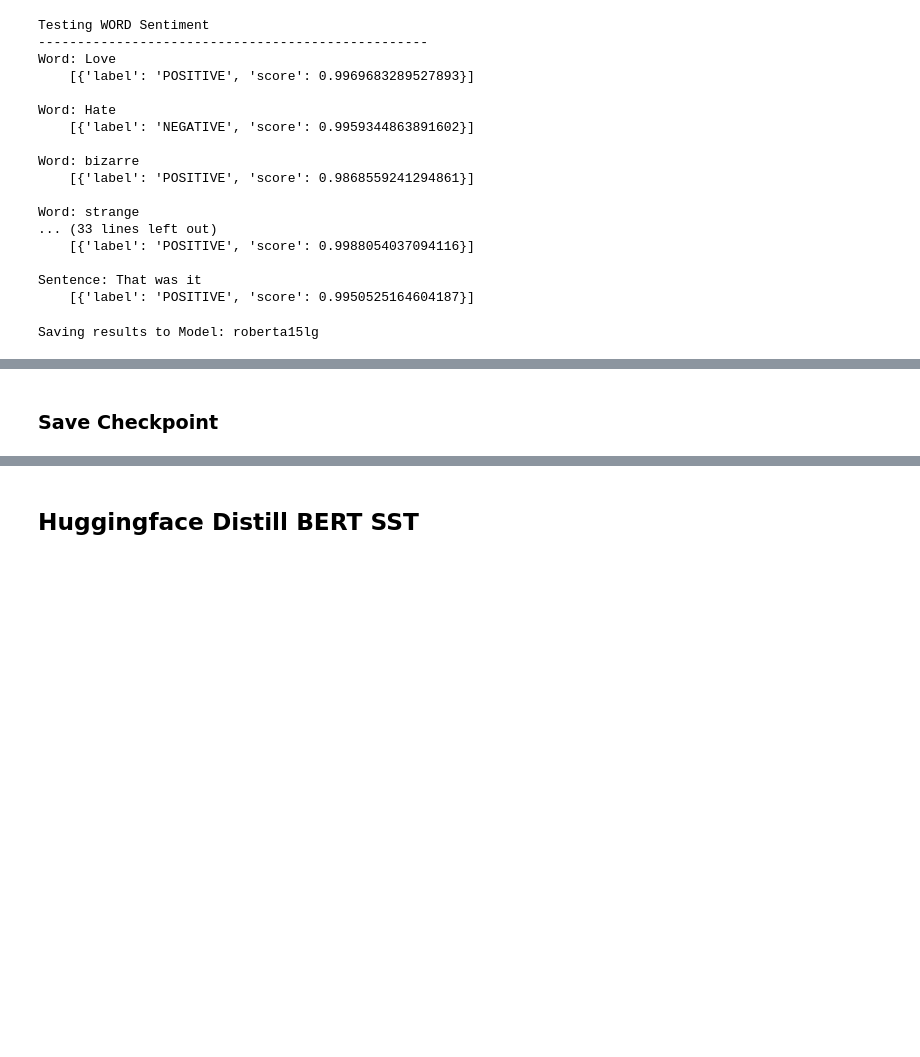
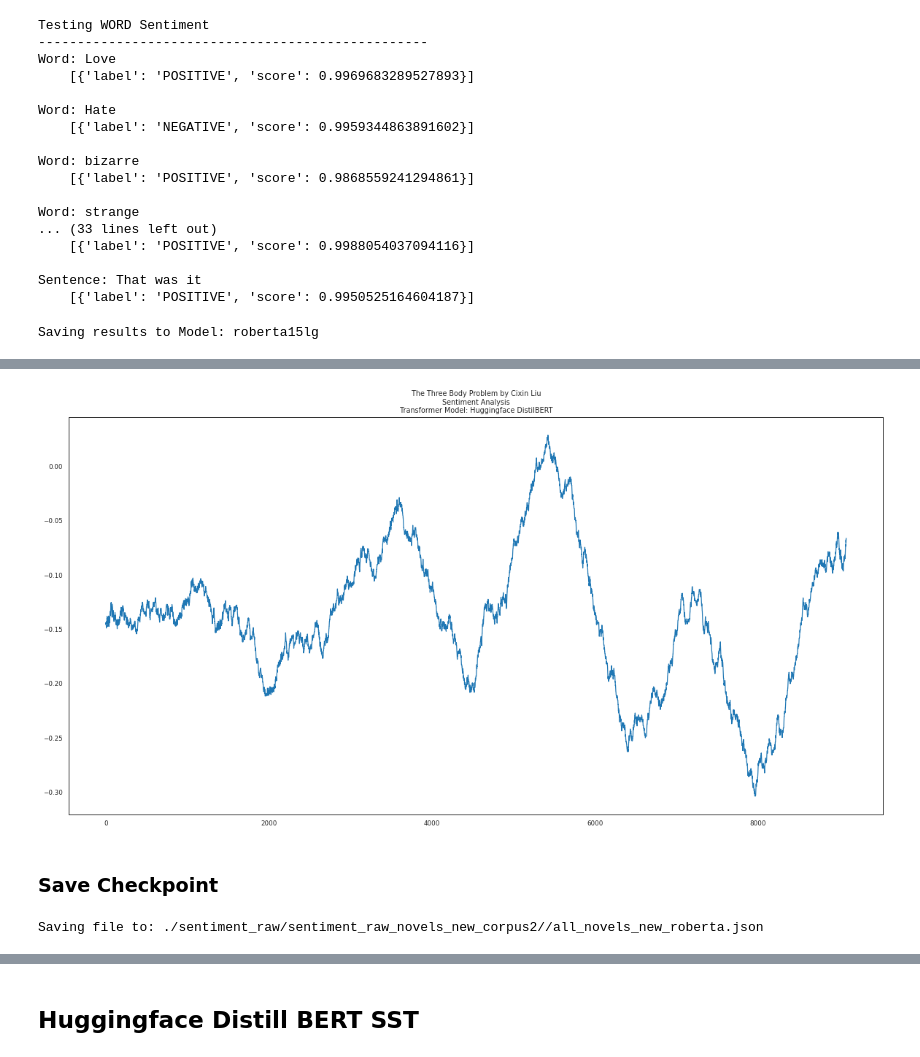
Before and after one commit to jon-chun/sentimentarcs_notebooks, a Jupyter notebook: notebooks/sentiment_arcs_part4_dnn2transformers.ipynb, the cells around one changed output, grey strips where cells are left out. Drawn from its saved outputs; the diff is of its cells as text; code cells hidden in the pictures; blank space fills up the shorter version.

```diff
--- a/notebooks/sentiment_arcs_part4_dnn2transformers.ipynb
+++ b/notebooks/sentiment_arcs_part4_dnn2transformers.ipynb
@@ -2345,12 +2371,14 @@ for i, atext in enumerate(corpus_texts_dt.keys()):
 # %%
 # Verify Plausiblity of new Sentiment Values by Plotting
 
 novel_indx = 1
-text_title_str = corpus_titles_ls[novel_indx]
+corpus_text_str = corpus_titles_ls[novel_indx]
 
-win_10per = int(0.10*corpus_texts_dt[text_title_str].shape[0])
-plot_title_str = f"{corpus_titles_dt[text_title_str][0]}\nSentiment Analysis\n{model_type} Model: {model_title}"
-corpus_texts_dt[text_title_str][model_name].rolling(win_10per, center=True, min_periods=0).mean().plot(title=plot_title_str)
+win_10per = int(0.10*global_vars.corpus_texts_dt[corpus_text_str].shape[0])
+text_title_str = f"{global_vars.corpus_titles_dt[corpus_text_str][0]}\nSentiment Analysis\n{model_type} Model: {model_title}"
+global_vars.corpus_texts_dt[corpus_text_str][model_name].rolling(win_10per, center=True, min_periods=0).mean().plot(title=text_title_str)
 plt.show();
+# %% [output]
+[figure, added]
 # %% [markdown]
 ### **Save Checkpoint**
@@ -2361,0 +2413,10 @@ os.chdir('/gdrive/MyDrive/cdh/sentiment_arcs/')
+# %%
+# Save sentiment values to subdir_sentiments
+
+os.chdir(Path_to_SentimentArcs)
+
+save_filename = f'all_{Corpus_Genre}_{Corpus_Type}_roberta.json'
+
+write_dict_dfs(global_vars.corpus_texts_dt, out_file=save_filename, out_dir=f'{PATH_SENTIMENT_RAW}/')
+# %% [output]
+Saving file to: ./sentiment_raw/sentiment_raw_novels_new_corpus2//all_novels_new_roberta.json
```
Also changed, not shown: parts of 65 cells of this notebook, 38 other files.
